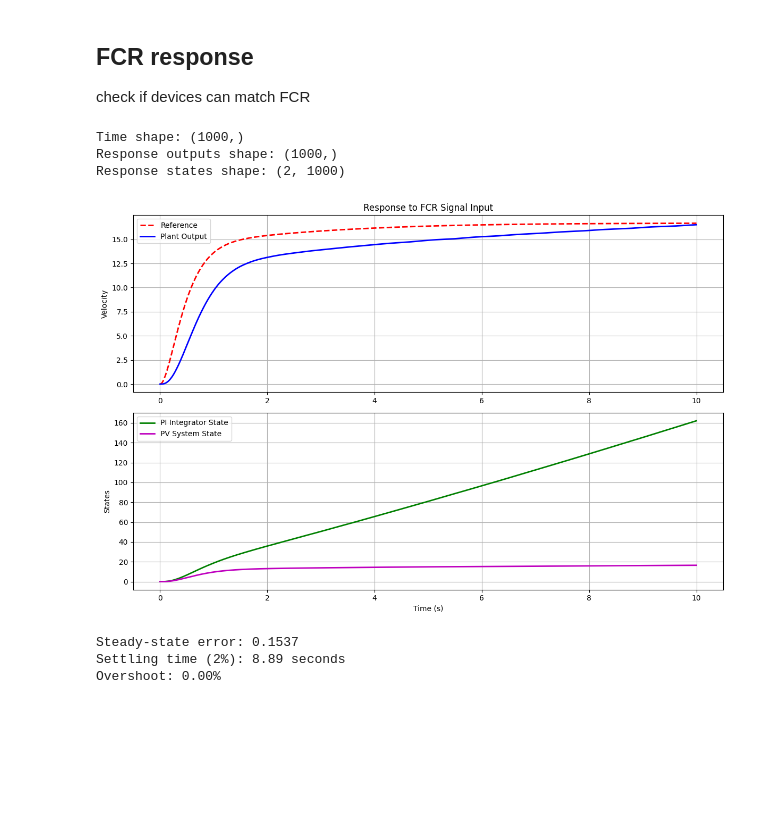
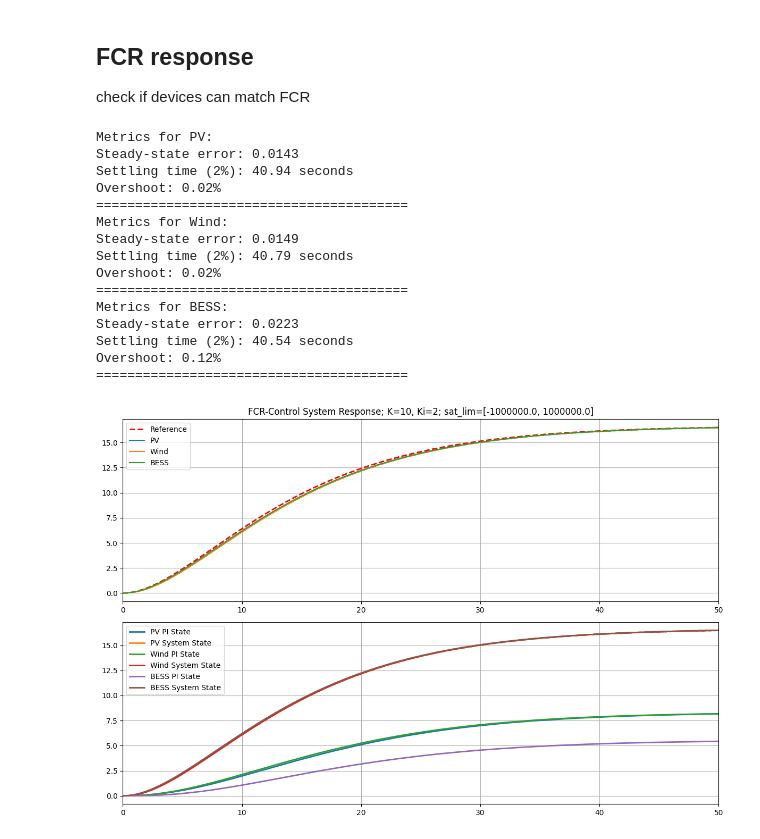
Before and after one commit to cvonholly/dvpp_reward_mechanism, a Jupyter notebook: simple_control.ipynb, the cells around one changed output. Drawn from its saved outputs; the diff is of its cells as text; code cells hidden in the pictures; blank space fills up the shorter version.

Commit message:
correct PI controller

```diff
--- a/simple_control.ipynb
+++ b/simple_control.ipynb
@@ -234,17 +260,23 @@ pv_system = ct.NonlinearIOSystem(
 # %%
 def pi_update(t, x, u, params={}):
+    ki = params.get('ki', 0.1)
+    kaw = params.get('kaw', 2)  # anti-windup gain
     # Assign variables for inputs and states (for readability)
     v = u[0]                    # current velocity
     vref = u[1]                 # reference velocity
-    z = x[0]                    # integrated error
 
+    return vref - v
+
+    # anti-windup?
+    # z = x[0]                    # integrated error
     # Compute the nominal controller output (needed for anti-windup)
-    u_a = pi_output(t, x, u, params)
-
-    # saturation block: clip values
-    u_a = np.clip(u_a, saturation_limits[0], saturation_limits[1])
-
-    return u_a
+    # u_a = pi_output(t, x, u, params)
+    # Compute anti-windup compensation (scale by ki to account for structure)
+    # u_aw = kaw/ki * (np.clip(u_a, 0, 1) - u_a) if ki != 0 else 0
+    # # State is the integrated error, minus anti-windup compensation
+    # u_final = (vref - v) + u_aw
+    # u_a =
+    # return u_a
 
 def pi_output(t, x, u, params={}):
     # Get the controller parameters that we need
@@ -257,22 +289,15 @@ def pi_output(t, x, u, params={}):
     z = x[0]                    # integrated error
 
     # PI controller
-    return kp * (vref - v) + ki * z
+    u_a = kp * (vref - v) + ki * z
+    # saturation limits
+    return np.clip(u_a, saturation_limits[0], saturation_limits[1])
+
 
 control_pi = ct.NonlinearIOSystem(
     pi_update, pi_output, name='control',
     inputs = ['v', 'vref'], outputs = ['u'], states = ['z'],
     params=params)
 
-# Create the closed loop system
-closed_loop = ct.interconnect(
-    [control_pi, pv_system],
-    connections=[
-        ['plant.u', 'control.u'],      # Controller output to plant input
-        ['control.v', 'plant.v']       # Plant output feeds back to controller
-    ],
-    inplist=['control.vref'],          # External input is the reference
-    outlist=['plant.v'],               # System output is plant velocity
-    check_unused=False
-)
+Closed_Loop_systems = [build_closed_loop(control_pi, convert_linear_to_NonlinearIOSystem(K, tau)) for K, tau in zip([K_PV, K_WTG, K_BESS], [tau_PV, tau_WTG, tau_BESS])]
 # %%
@@ -364,12 +408,22 @@ Overshoot: 0.00%
 
 check if devices can match FCR
 # %%
-check_control_system(closed_loop, yfcr_verena, title="Response to FCR Signal Input")
+# check_control_system(closed_loop, yfcr_verena, title="Response to FCR Signal Input")
+check_control_system(Closed_Loop_systems, yfcr_verena, names, title=f'FCR-Control System Response; K={KP}, Ki={KI}; sat_lim={saturation_limits}')
 # %% [output]
-Time shape: (1000,)
-Response outputs shape: (1000,)
-Response states shape: (2, 1000)
+Metrics for PV:
+Steady-state error: 0.0143
+Settling time (2%): 40.94 seconds
+Overshoot: 0.02%
+========================================
+Metrics for Wind:
+Steady-state error: 0.0149
+Settling time (2%): 40.79 seconds
+Overshoot: 0.02%
+========================================
+Metrics for BESS:
+Steady-state error: 0.0223
+Settling time (2%): 40.54 seconds
+Overshoot: 0.12%
+========================================
-[figure, old version]
+[figure, new version]
-Steady-state error: 0.1537
-Settling time (2%): 8.89 seconds
-Overshoot: 0.00%
```
Also changed, not shown: parts of 6 cells of this notebook.
